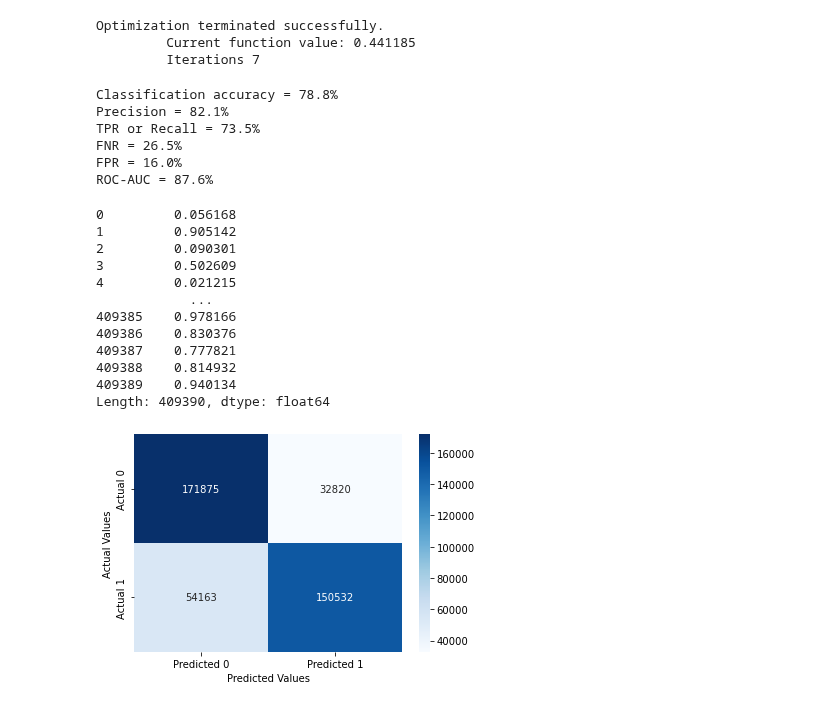
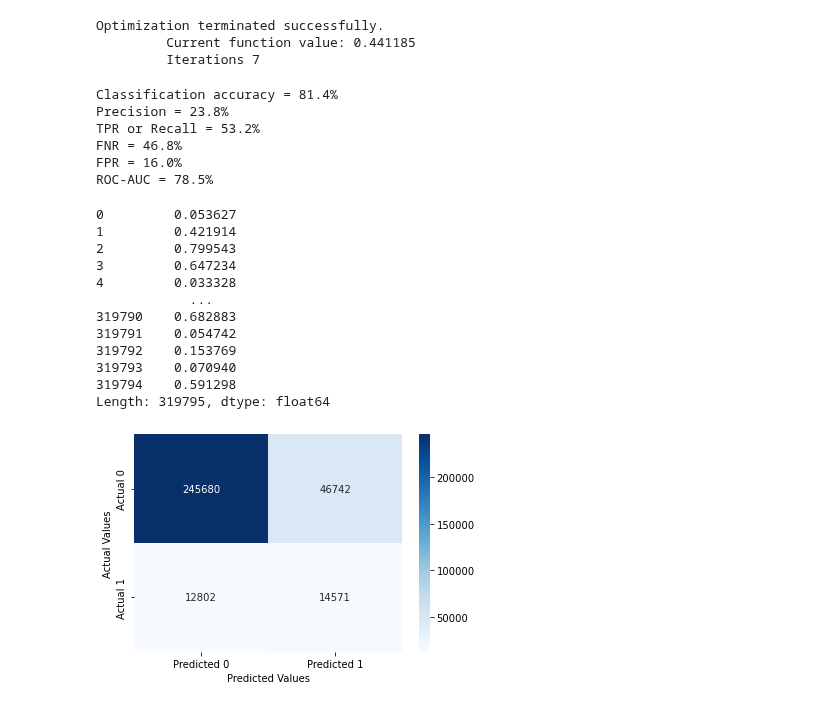
Before and after one commit to JerayuT/Group-5-WQ23-Data-Science, a Jupyter notebook: Analysis.ipynb, the cells around one changed output. Drawn from its saved outputs; the diff is of its cells as text; code cells hidden in the pictures.

```diff
--- a/Analysis.ipynb
+++ b/Analysis.ipynb
@@ -222,24 +244,24 @@ Optimization terminated successfully.
          Iterations 7
 # %%
 ### Testing Confusion Matrix for BMI binning using CUT
-confusion_matrix_data(train_smote, train_smote.HeartDisease, bmi_model_cut, cutoff=0.6)
+confusion_matrix_data(df, df.HeartDisease, bmi_model_cut, cutoff=0.6)
 # %% [output]
-Classification accuracy = 78.8%
-Precision = 82.1%
-TPR or Recall = 73.5%
-FNR = 26.5%
+Classification accuracy = 81.4%
+Precision = 23.8%
+TPR or Recall = 53.2%
+FNR = 46.8%
 FPR = 16.0%
-ROC-AUC = 87.6%
+ROC-AUC = 78.5%
-0         0.056168
-1         0.905142
-2         0.090301
-3         0.502609
-4         0.021215
+0         0.053627
+1         0.421914
+2         0.799543
+3         0.647234
+4         0.033328
             ...
-409385    0.978166
-409386    0.830376
-409387    0.777821
-409388    0.814932
-409389    0.940134
-Length: 409390, dtype: float64
+319790    0.682883
+319791    0.054742
+319792    0.153769
+319793    0.070940
+319794    0.591298
+Length: 319795, dtype: float64
-[figure, old version]
+[figure, new version]
```
Also changed, not shown: parts of 8 cells of this notebook.
